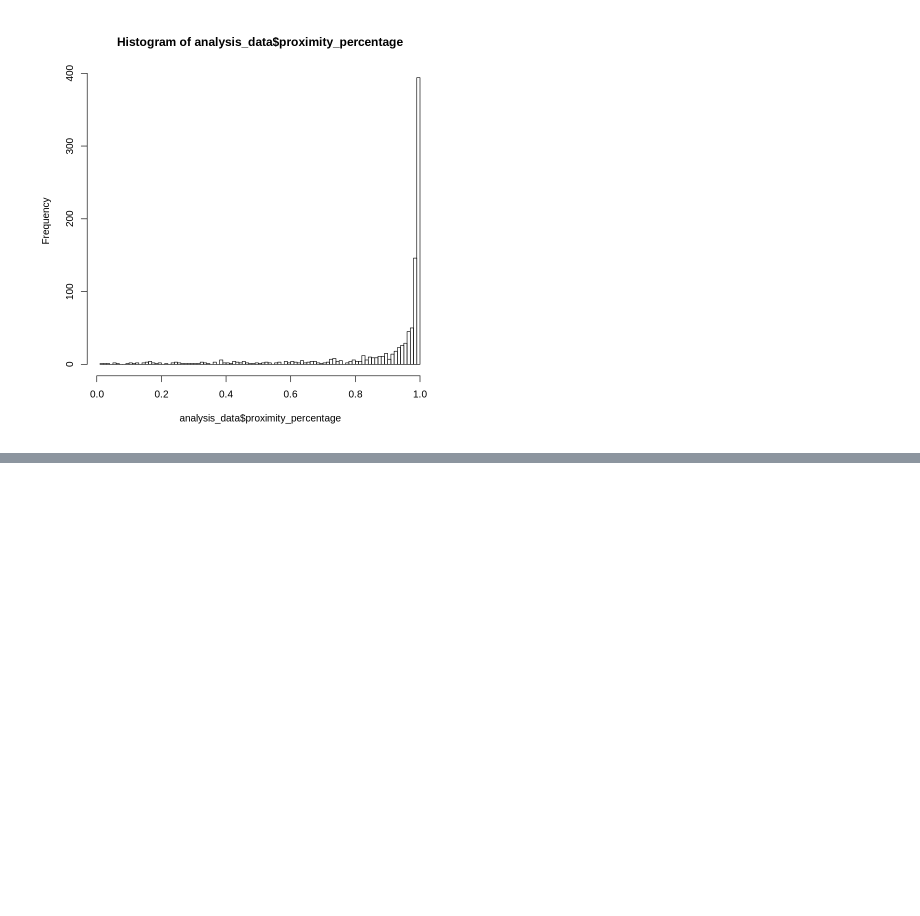
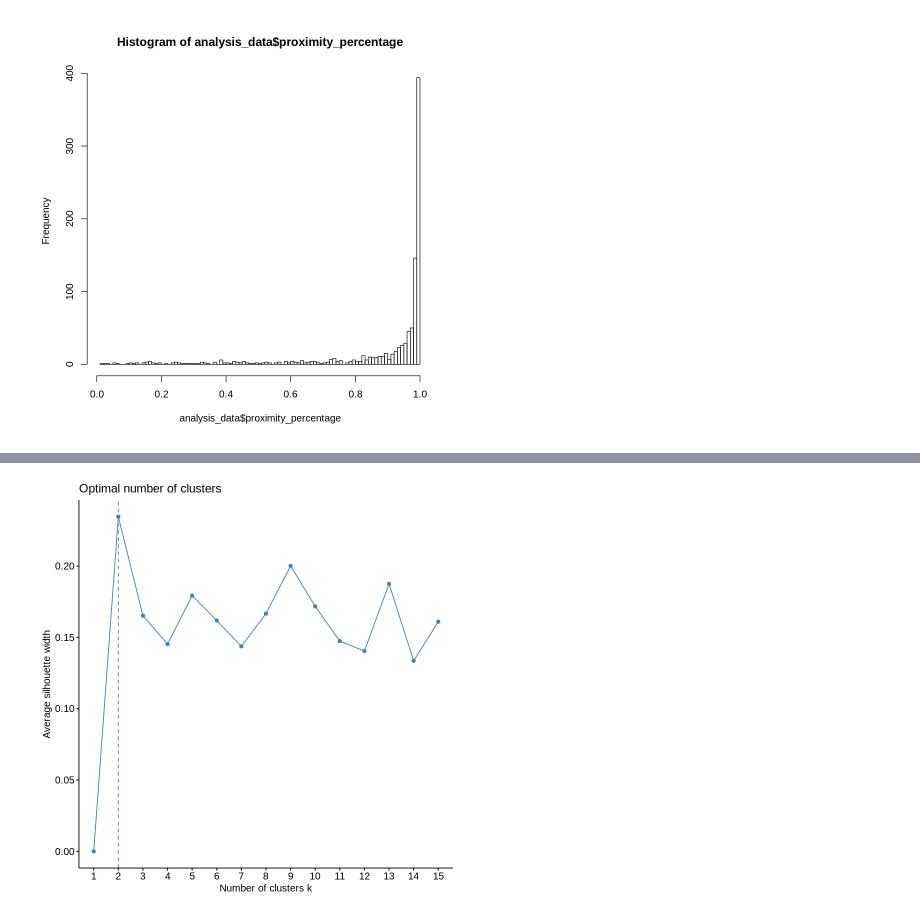
Before and after one commit to UMI-iGlobes/soundscapes, a Jupyter notebook: Jupyter/Post-Lockdown Analysis.ipynb, the cells around one changed output, grey strips where cells are left out. Drawn from its saved outputs; the diff is of its cells as text; code cells hidden in the pictures; blank space fills up the shorter version.

```diff
--- a/Jupyter/Post-Lockdown Analysis.ipynb
+++ b/Jupyter/Post-Lockdown Analysis.ipynb
@@ -157,0 +164,7 @@ hist(analysis_data$proximity_percentage,breaks=100)
+# %%
+total <- rbind(old_data[7:14], new_data[4:11])
+fit <- kmeans(total,9,iter.max=30)
+fit$size
+fit$centers
+added_post_clustering <- data.frame(old_data, fit$cluster[1:nrow(old_data)])
+head(added_post_clustering)
@@ -157,0 +193,4 @@ hist(analysis_data$proximity_percentage,breaks=100)
+# %%
+fviz_nbclust(total,FUNcluster=clara ,method = "silhouette",k.max=15,verbose=TRUE)
+# %% [output]
+[figure, added]
```
Also changed, not shown: parts of 4 cells of this notebook, 1 other file.
